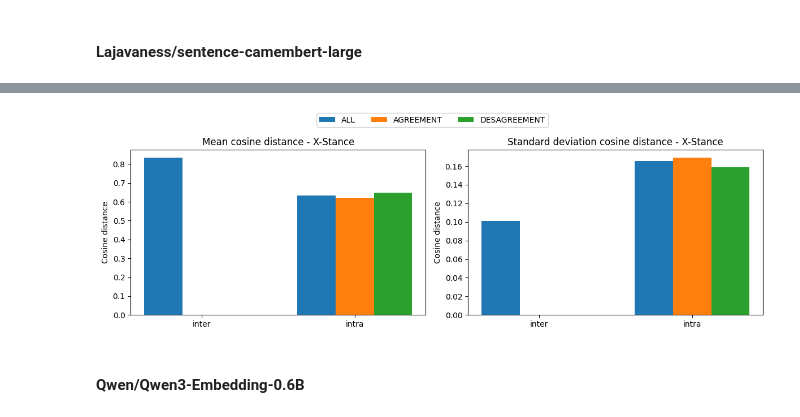
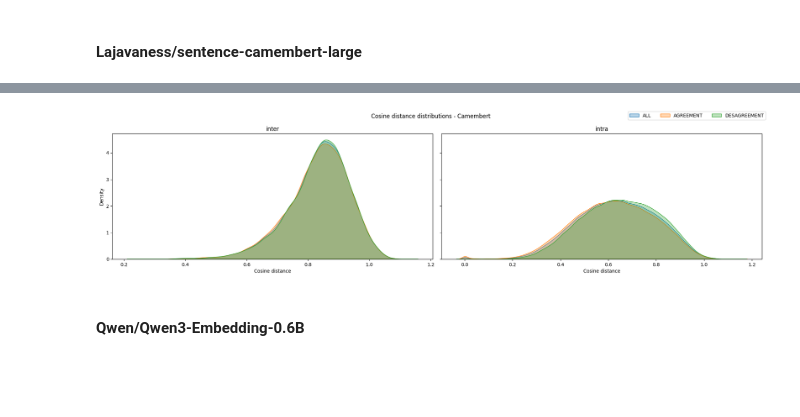
Before and after one commit to medialab/parlement_nlp, a Jupyter notebook: analyse/exploration.ipynb, the cells around one changed output, grey strips where cells are left out. Drawn from its saved outputs; the diff is of its cells as text; code cells hidden in the pictures; blank space fills up the shorter version.

```diff
--- a/analyse/exploration.ipynb
+++ b/analyse/exploration.ipynb
@@ -65,8 +246,8 @@ def compute_stats(dir = "embed"):
         }
     }
 
-    intervs_amds = pd.read_csv(f"./{dir}/intra_amendments.csv", converters={"embedding": literal_eval})
-    intervs_other = pd.read_csv(f"./{dir}/intra_other.csv", converters={"embedding": literal_eval})
+    intervs_amds = pd.read_csv(f"./{dir}/intra_amendments.csv", converters={"embedding_speech": literal_eval})
+    intervs_other = pd.read_csv(f"./{dir}/intra_other.csv", converters={"embedding_speech": literal_eval})
 
     intervs_articles = intervs_other[intervs_other["source"] == "article"]
     intervs_explanations = intervs_other[intervs_other["source"] == "explication_vote"]
@@ -82,8 +263,8 @@ def compute_stats(dir = "embed"):
     for grp_label, intervs in intra_dfs:
         for _, group in intervs.groupby("debate_id"):
 
-            pour = group[group["vote"] == "POUR"]["embedding"].tolist()
-            contre = group[group["vote"] == "CONTRE"]["embedding"].tolist()
+            pour = group[group["vote"] == "POUR"]["embedding_speech"].tolist()
+            contre = group[group["vote"] == "CONTRE"]["embedding_speech"].tolist()
 
             subsets = (("AGREEMENT", pour, pour), ("AGREEMENT", contre, contre), ("DESAGREEMENT", pour, contre))
 
@@ -102,9 +283,9 @@ def compute_stats(dir = "embed"):
                 stats["intra"][grp_label]["ALL"] = np.append(stats["intra"][grp_label]["ALL"], cosine.flatten())
                 stats["intra"][grp_label][label] = np.append(stats["intra"][grp_label][label], cosine.flatten())
 
-    intervs_inter = pd.read_csv(f"./{dir}/inter_sample.csv", converters={"embedding": literal_eval})
-    pour = intervs_inter[intervs_inter["vote"] == "POUR"]["embedding"].tolist()
-    contre = intervs_inter[intervs_inter["vote"] == "CONTRE"]["embedding"].tolist()
+    intervs_inter = pd.read_csv(f"./{dir}/inter_sample.csv", converters={"embedding_speech": literal_eval})
+    pour = intervs_inter[intervs_inter["vote"] == "POUR"]["embedding_speech"].tolist()
+    contre = intervs_inter[intervs_inter["vote"] == "CONTRE"]["embedding_speech"].tolist()
 
     subsets = (("AGREEMENT", pour, pour), ("AGREEMENT", contre, contre), ("DESAGREEMENT", pour, contre))
     for label, vec1, vec2 in subsets:
@@ -206,46 +392,27 @@ plt.show()
 # %%
 x_stats = compute_stats_xstance("embed_camembert")
 # %%
+groups = ["inter", "intra"]
+labels = ["ALL", "AGREEMENT", "DESAGREEMENT"]
 
-labels = ["ALL", "AGREEMENT", "DESAGREEMENT"]
-x_groups = ["inter", "intra"]
+fig, axes = plt.subplots(1, 2, figsize=(20, 5), sharey=True)
 
-def collect_x_metric(metric_fn):
-    values = {}
+for ax, grp in zip(axes, groups):
     for lbl in labels:
-        inter_vals = x_stats["inter"].get(lbl, np.array([]))
-        intra_vals = x_stats["intra"].get(lbl, np.array([]))
-        values[lbl] = [
-            metric_fn(inter_vals) if inter_vals.size else np.nan,
-            metric_fn(intra_vals) if intra_vals.size else np.nan,
-        ]
-    return values
+        vals = x_stats[grp].get(lbl, np.array([]))
+        if vals.size:
+            sns.kdeplot(vals, ax=ax, label=lbl, fill=True, alpha=0.3)
 
-mean_values = collect_x_metric(np.mean)
-std_values = collect_x_metric(np.std)
-
-x = np.arange(len(x_groups))
-width = 0.25
-
-fig, axes = plt.subplots(1, 2, figsize=(12, 4), sharex=True)
-plots = [
-    ("Mean cosine distance - X-Stance", mean_values, axes[0]),
-    ("Standard deviation cosine distance - X-Stance", std_values, axes[1]),
-]
-
-for title, values, ax in plots:
-    for j, lbl in enumerate(labels):
-        ax.bar(x + (j - 1) * width, values[lbl], width=width, label=lbl)
-    ax.set_title(title)
-    ax.set_ylabel("Cosine distance")
-    ax.set_xticks(x)
-    ax.set_xticklabels(x_groups)
+    ax.set_title(grp)
+    ax.set_xlabel("Cosine distance")
+    ax.set_ylabel("Density")
 
 handles, legend_labels = axes[0].get_legend_handles_labels()
-fig.legend(handles, legend_labels, loc="upper center", ncol=3)
-plt.tight_layout(rect=[0, 0, 1, 0.92])
+fig.legend(handles, legend_labels, loc="upper right", ncol=3)
+plt.suptitle("Cosine distance distributions - Camembert")
+plt.tight_layout(rect=[0, 0, 1, 1])
 plt.show()
 # %% [output]
-[figure, old version]
+[figure, new version]
 # %% [markdown]
 #### Qwen/Qwen3-Embedding-0.6B
```
Also changed, not shown: parts of 25 cells of this notebook.
